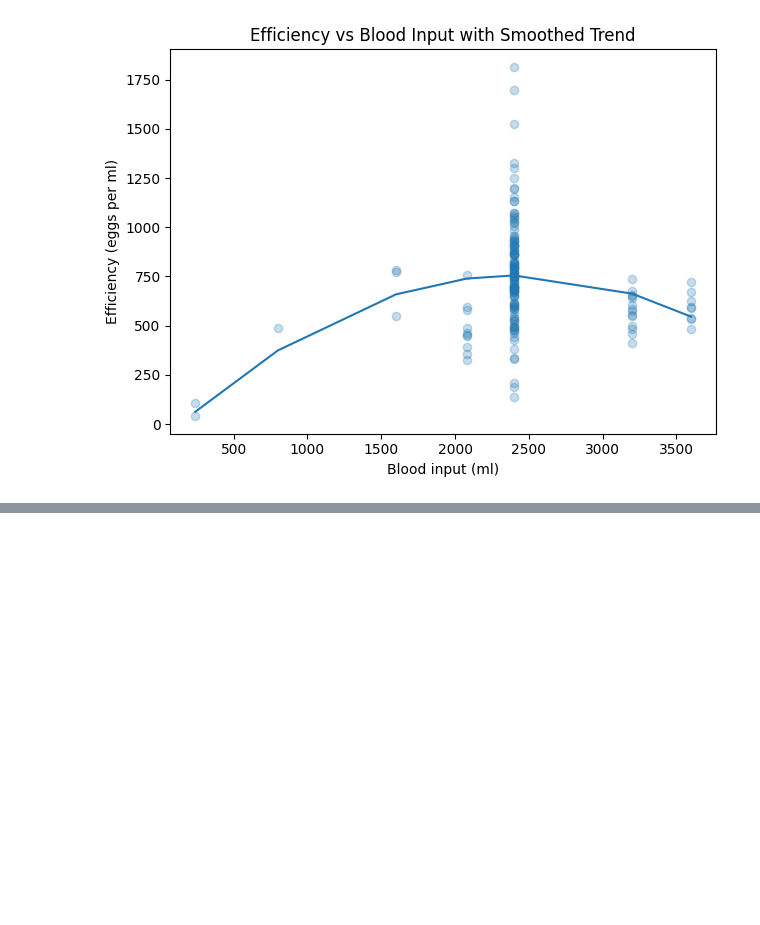
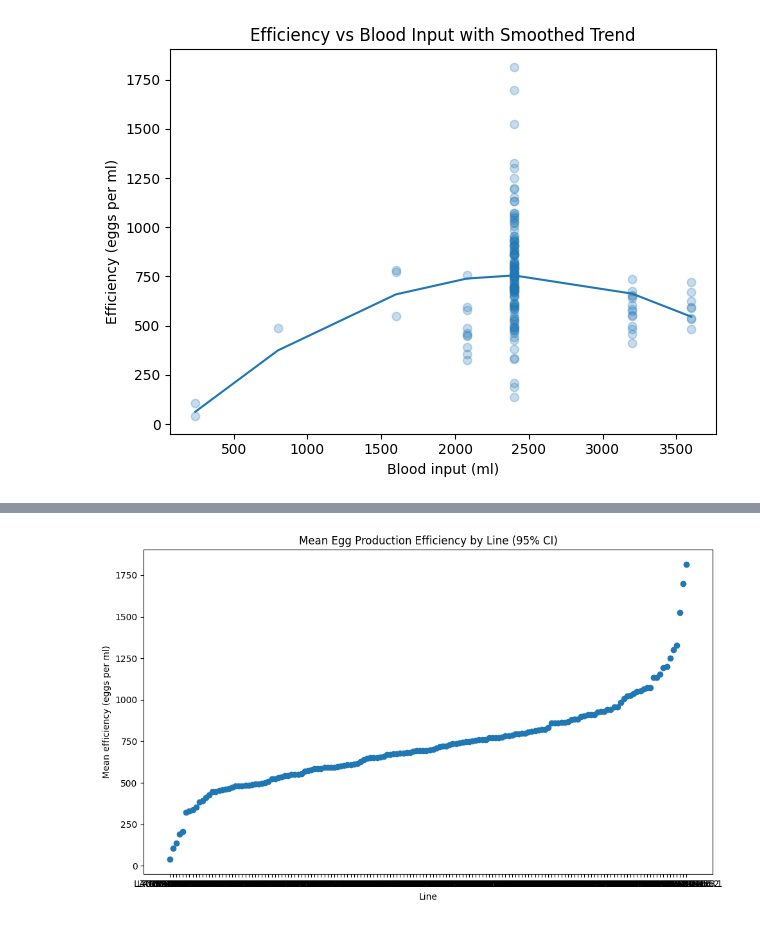
Before and after one commit to dmontelucas/wmp-bf-efficiency, a Jupyter notebook: notebooks/02_eda.ipynb, the cells around one changed output, grey strips where cells are left out. Saved outputs shown, nothing was run; the diff lists cells and outputs as text; code cells hidden in the pictures; blank space fills up the shorter version.

```diff
--- a/notebooks/02_eda.ipynb
+++ b/notebooks/02_eda.ipynb
@@ -293,0 +338,34 @@ plt.show()
+# %%
+import numpy as np
+import matplotlib.pyplot as plt
+
+line_summary = (
+    df.groupby("line_id")
+      .agg(
+          mean_efficiency=("efficiency", "mean"),
+          std_efficiency=("efficiency", "std"),
+          n_trials=("efficiency", "count")
+      )
+      .assign(
+          se_efficiency=lambda x: x["std_efficiency"] / np.sqrt(x["n_trials"]),
+          ci_lower=lambda x: x["mean_efficiency"] - 1.96 * x["se_efficiency"],
+          ci_upper=lambda x: x["mean_efficiency"] + 1.96 * x["se_efficiency"]
+      )
+      .sort_values("mean_efficiency")
+)
+# %%
+plt.figure(figsize=(10, 6))
+plt.errorbar(
+    x=line_summary.index,
+    y=line_summary["mean_efficiency"],
+    yerr=1.96 * line_summary["se_efficiency"],
+    fmt="o",
+    capsize=5
+)
+plt.xlabel("Line")
+plt.ylabel("Mean efficiency (eggs per ml)")
+plt.title("Mean Egg Production Efficiency by Line (95% CI)")
+plt.tight_layout()
+plt.show()
+# %% [output]
+[figure, added]
```
Also changed, not shown: parts of 15 cells of this notebook, 5 other files.
